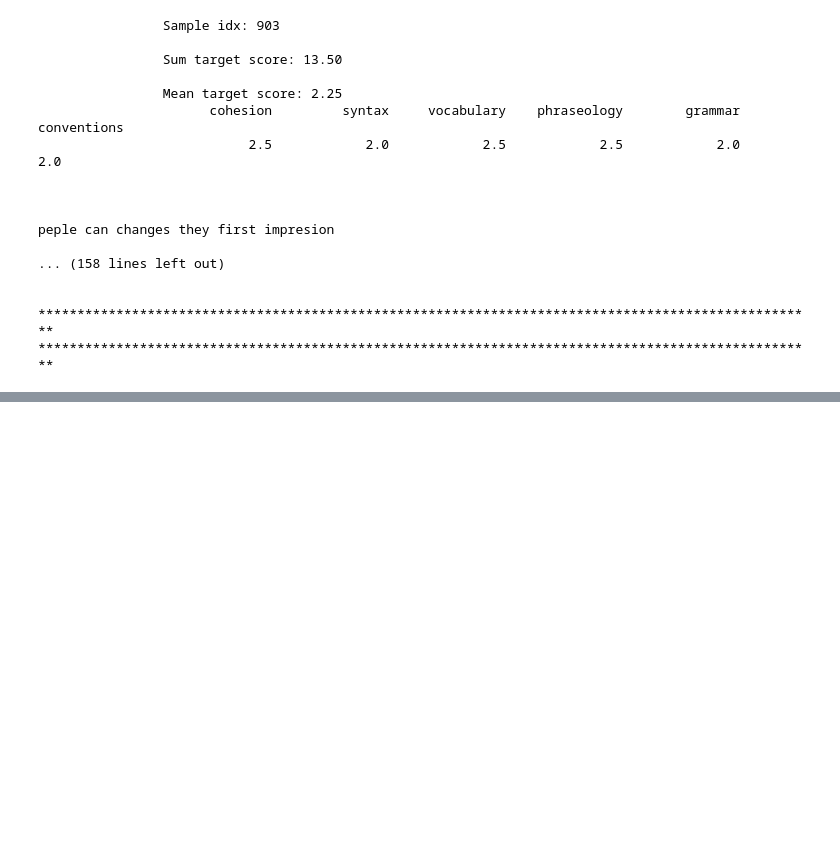
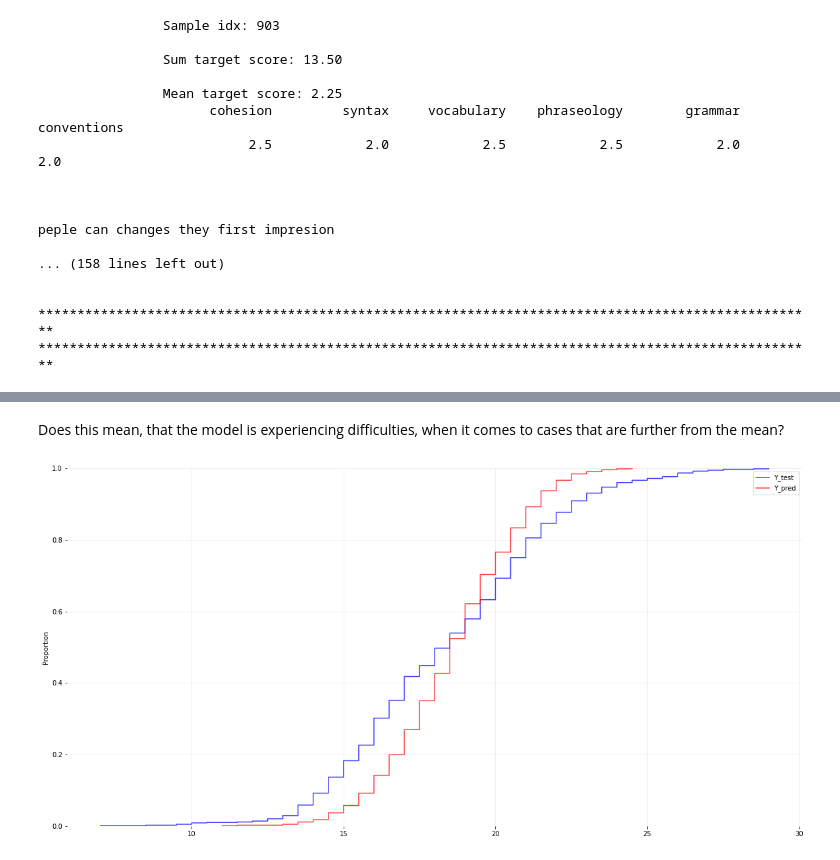
Before and after one commit to tripnv/fbp2-kaggle, a Jupyter notebook: eda.ipynb, the cells around one changed output, grey strips where cells are left out. Cells and saved outputs as stored; diff of their text form; code cells hidden in the pictures; blank space fills up the shorter version.

```diff
--- a/eda.ipynb
+++ b/eda.ipynb
@@ -358,0 +696,12 @@ peple can changes they first impresion
+# %% [markdown]
+Does this mean, that the model is experiencing difficulties, when it comes to cases that are further from the mean?
+# %%
+plt.figure(figsize=(20,10))
+sns.ecdfplot(x = ytest_sum, color = 'blue', alpha = .75,  label = 'Y_test')
+sns.ecdfplot(x = ypreds_sum_rounded, color = 'red', alpha = .75, label = 'Y_pred')
+plt.grid(True, alpha = .25)
+plt.box(False)
+plt.legend()
+plt.show()
+# %% [output]
+[figure, added]
```
Also changed, not shown: parts of 30 cells of this notebook.
